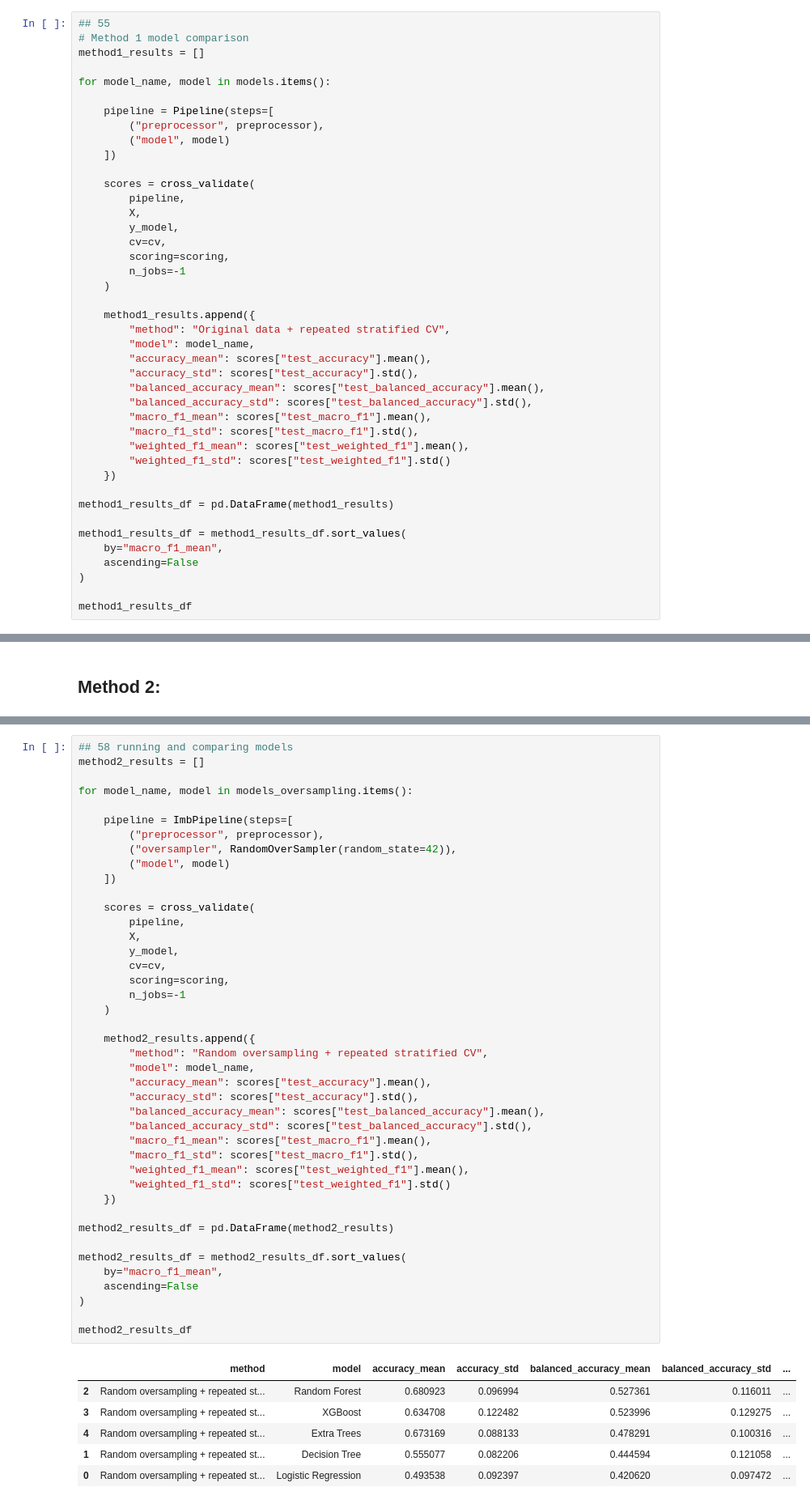
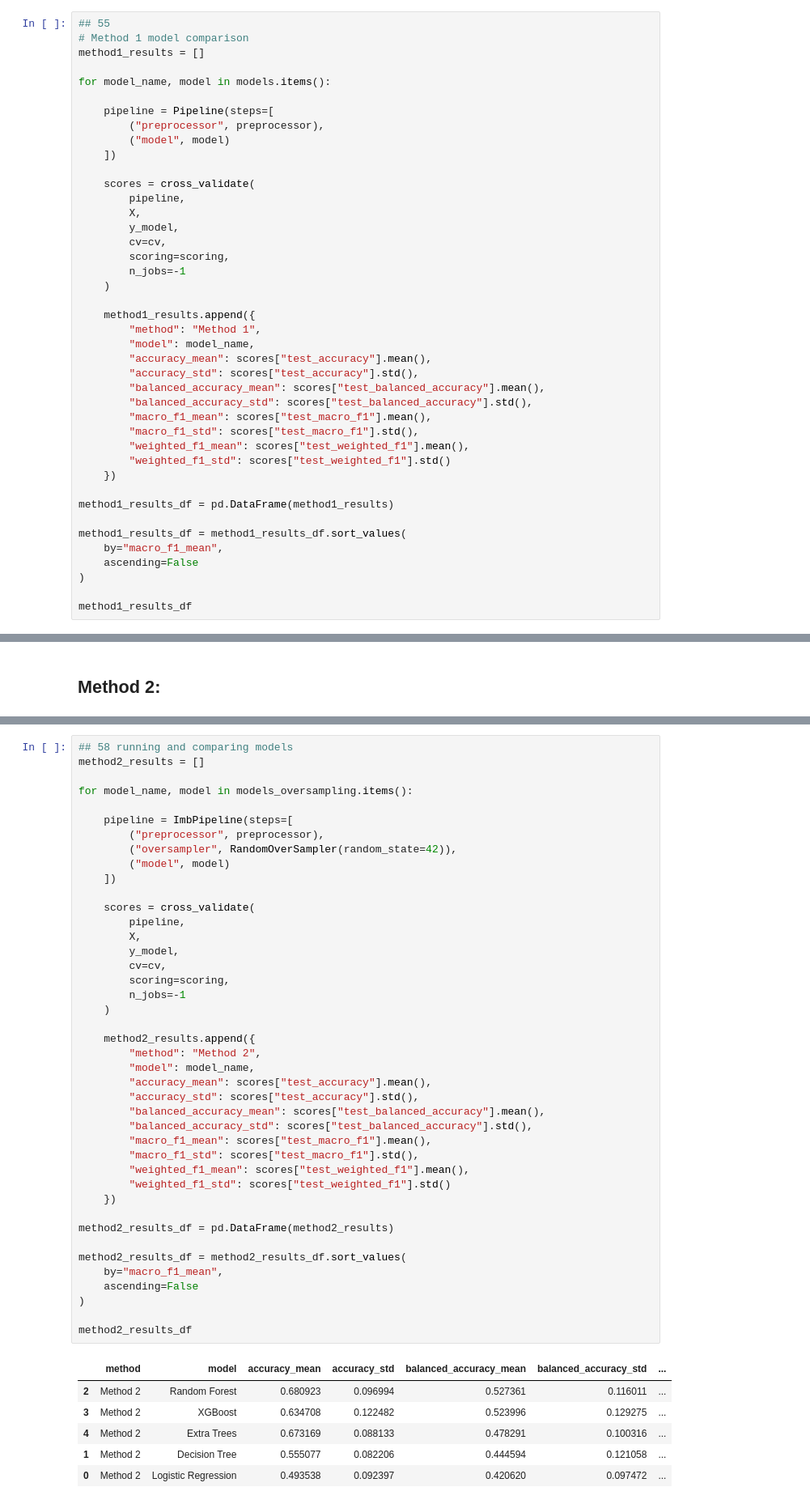
Before and after one commit to KumaitKhatib/Thesis, a Jupyter notebook: Thesis3.ipynb, the cells around one changed output, grey strips where cells are left out. Shown at 81% size. Saved outputs shown, nothing was run; the diff lists cells and outputs as text.

```diff
--- a/Thesis3.ipynb
+++ b/Thesis3.ipynb
@@ -1536,7 +1534,7 @@ for model_name, model in models.items():
     )
 
     method1_results.append({
-        "method": "Original data + repeated stratified CV",
+        "method": "Method 1",
         "model": model_name,
         "accuracy_mean": scores["test_accuracy"].mean(),
         "accuracy_std": scores["test_accuracy"].std(),
@@ -1646,39 +1644,39 @@ for model_name, model in models_oversampling.items():
         pipeline,
         X,
         y_model,
         cv=cv,
         scoring=scoring,
         n_jobs=-1
     )
 
     method2_results.append({
-        "method": "Random oversampling + repeated stratified CV",
+        "method": "Method 2",
         "model": model_name,
         "accuracy_mean": scores["test_accuracy"].mean(),
         "accuracy_std": scores["test_accuracy"].std(),
         "balanced_accuracy_mean": scores["test_balanced_accuracy"].mean(),
         "balanced_accuracy_std": scores["test_balanced_accuracy"].std(),
         "macro_f1_mean": scores["test_macro_f1"].mean(),
         "macro_f1_std": scores["test_macro_f1"].std(),
         "weighted_f1_mean": scores["test_weighted_f1"].mean(),
         "weighted_f1_std": scores["test_weighted_f1"].std()
     })
 
 method2_results_df = pd.DataFrame(method2_results)
 
 method2_results_df = method2_results_df.sort_values(
     by="macro_f1_mean",
     ascending=False
 )
 
 method2_results_df
 # %% [output]
 |  | method | model | accuracy_mean | accuracy_std | balanced_accuracy_mean | balanced_accuracy_std | ... |
-| 2 | Random oversampling + repeated st... | Random Forest | 0.680923 | 0.096994 | 0.527361 | 0.116011 | ... |
-| 3 | Random oversampling + repeated st... | XGBoost | 0.634708 | 0.122482 | 0.523996 | 0.129275 | ... |
-| 4 | Random oversampling + repeated st... | Extra Trees | 0.673169 | 0.088133 | 0.478291 | 0.100316 | ... |
-| 1 | Random oversampling + repeated st... | Decision Tree | 0.555077 | 0.082206 | 0.444594 | 0.121058 | ... |
-| 0 | Random oversampling + repeated st... | Logistic Regression | 0.493538 | 0.092397 | 0.420620 | 0.097472 | ... |
+| 2 | Method 2 | Random Forest | 0.680923 | 0.096994 | 0.527361 | 0.116011 | ... |
+| 3 | Method 2 | XGBoost | 0.634708 | 0.122482 | 0.523996 | 0.129275 | ... |
+| 4 | Method 2 | Extra Trees | 0.673169 | 0.088133 | 0.478291 | 0.100316 | ... |
+| 1 | Method 2 | Decision Tree | 0.555077 | 0.082206 | 0.444594 | 0.121058 | ... |
+| 0 | Method 2 | Logistic Regression | 0.493538 | 0.092397 | 0.420620 | 0.097472 | ... |
 # %%
 ## 59
 # Visualzing mthod 2 models comparison
```
Also changed, not shown: parts of 14 cells of this notebook.
